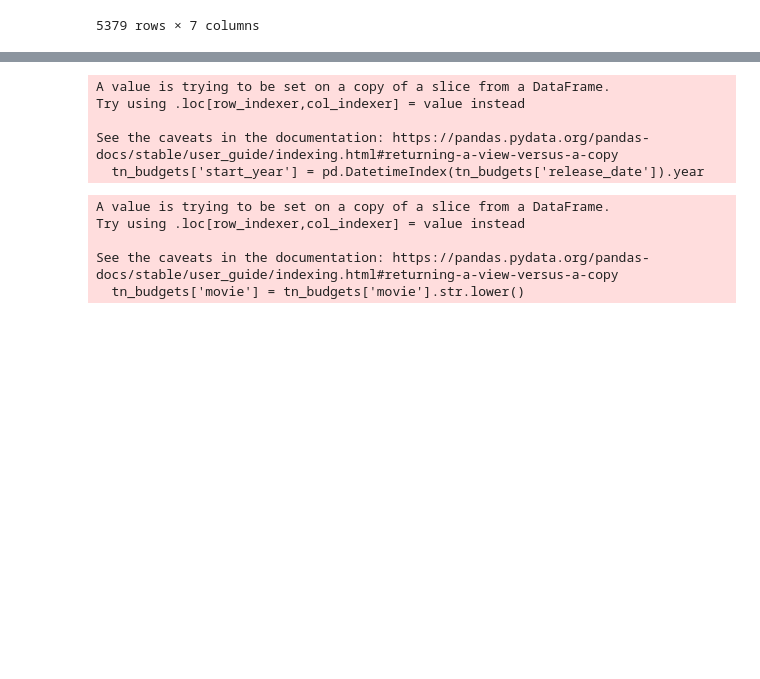
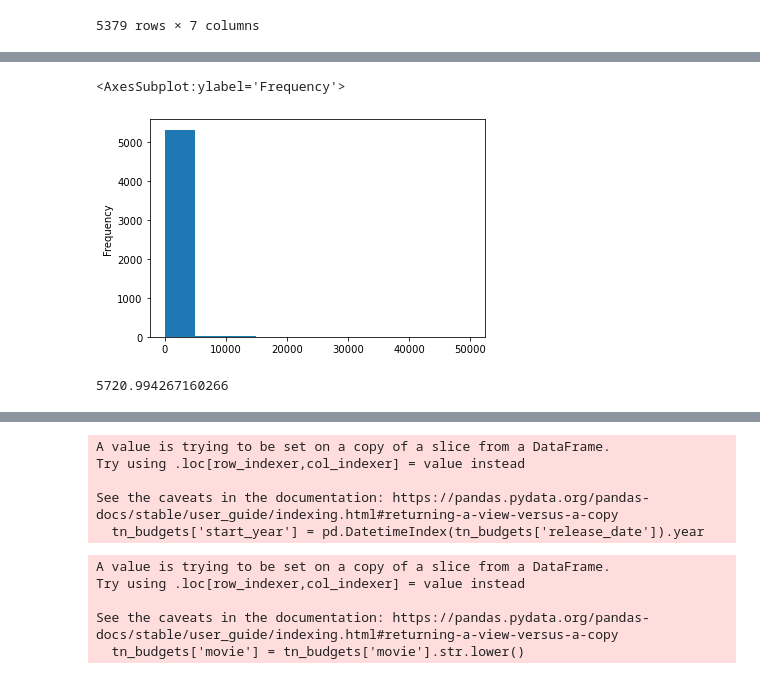
Before and after one commit to CooperWThompson/Movie_data_project, a Jupyter notebook: Cooper_notebook/Original data cleaning.ipynb, the cells around one changed output, grey strips where cells are left out. Cells and saved outputs as stored; diff of their text form; code cells hidden in the pictures; blank space fills up the shorter version.

```diff
--- a/Cooper_notebook/Untitled.ipynb
+++ b/Cooper_notebook/Original data cleaning.ipynb
@@ -192,3 +204,12 @@ tn_budgets
+# %%
+tn_budgets['ROI %'].plot(kind='hist')
+# %% [output]
+<AxesSubplot:ylabel='Frequency'>
+[figure, added]
+# %%
+tn_budgets['ROI %'].mean() + (3*tn_budgets['ROI %'].std())
+# %% [output]
+5720.994267160266
 # %%
 tn_budgets = tn_budgets.loc[tn_budgets['ROI %'] > 0.1]
 # %%
```
Also changed, not shown: parts of 1 cell of this notebook.
